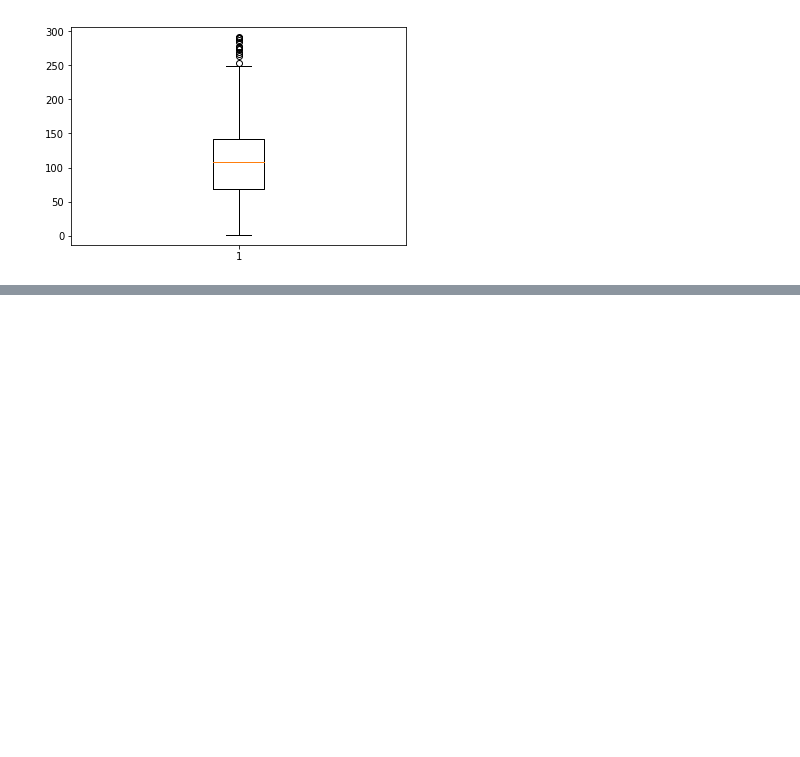
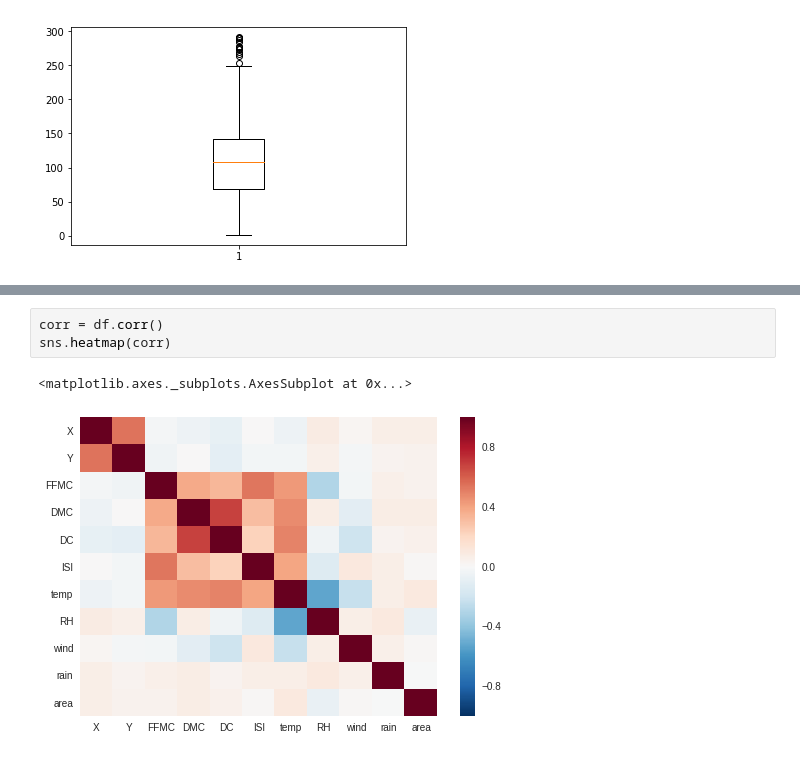
Before and after one commit to ssp4all/Data-Mining, a Jupyter notebook: forest_visualisation_k.ipynb, the cells around one changed output, grey strips where cells are left out. Cells and saved outputs as stored; diff of their text form; blank space fills up the shorter version.

```diff
--- a/forest_visualisation_k.ipynb
+++ b/forest_visualisation_k.ipynb
@@ -79,0 +88,6 @@ plt.show()
+# %%
+corr = df.corr()
+sns.heatmap(corr)
+# %% [output]
+<matplotlib.axes._subplots.AxesSubplot at 0x...>
+[figure, added]
```
Also changed, not shown: parts of 11 cells of this notebook.
